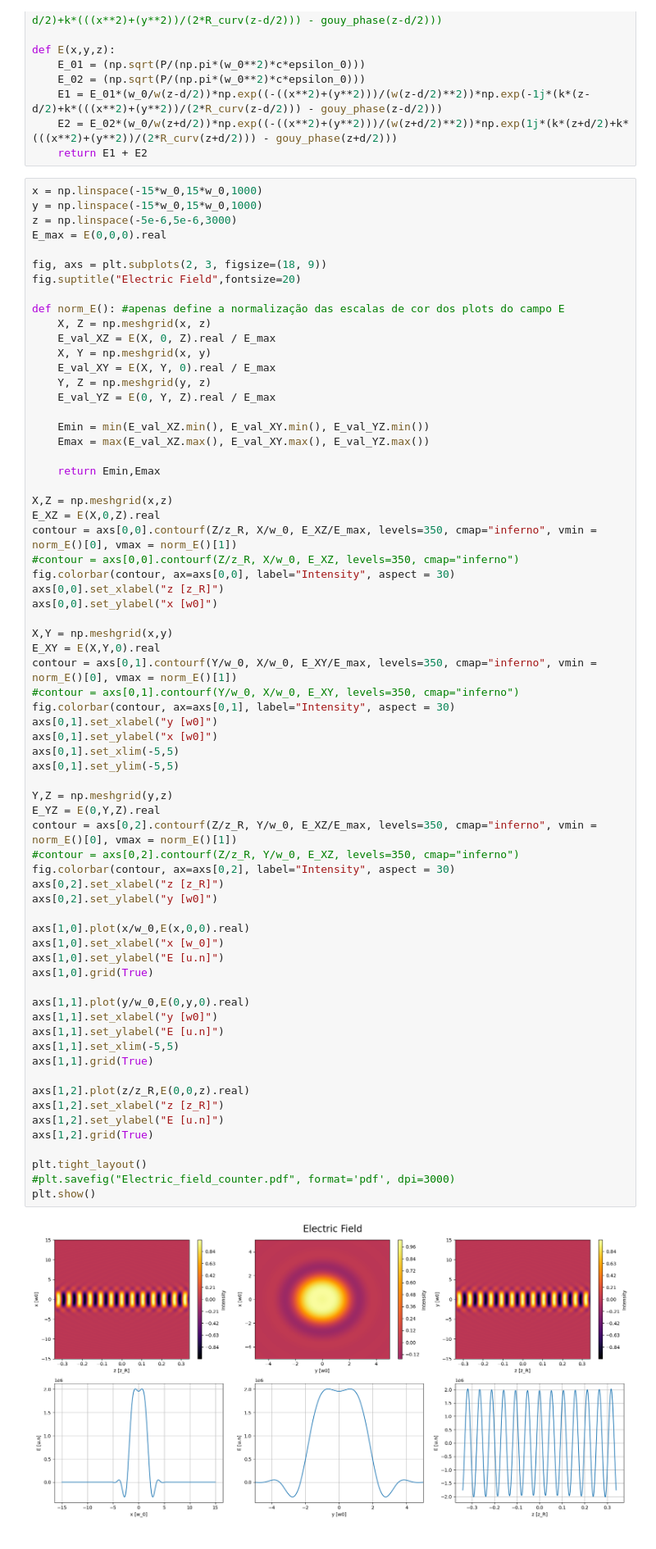
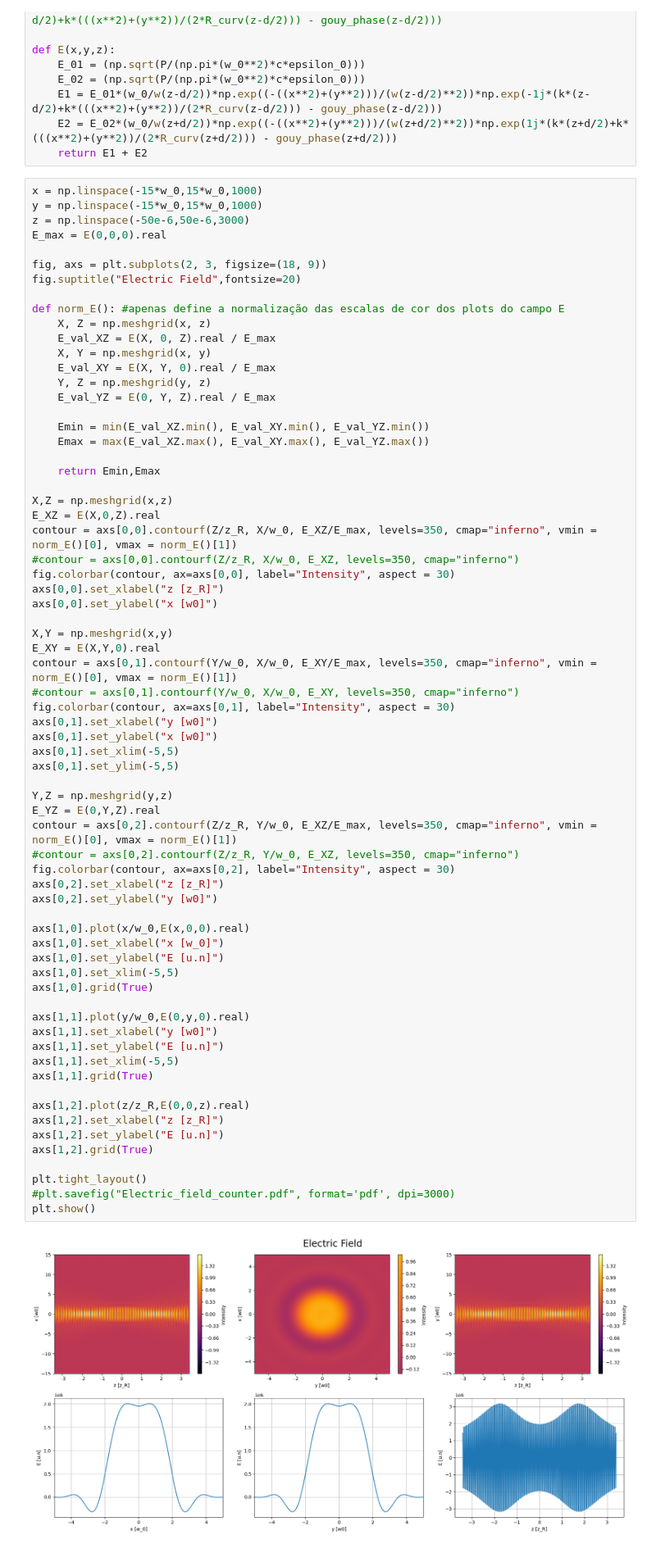
Before and after one commit to Hertz-A/Optical_Tweezers, a Jupyter notebook: forces&field.ipynb, the cells around one changed output. Shown at 82% size. Drawn from its saved outputs; the diff is of its cells as text.

```diff
--- a/forces&field.ipynb
+++ b/forces&field.ipynb
@@ -68,7 +68,7 @@ def E(x,y,z):
 # %%
 x = np.linspace(-15*w_0,15*w_0,1000)
 y = np.linspace(-15*w_0,15*w_0,1000)
-z = np.linspace(-5e-6,5e-6,3000)
+z = np.linspace(-50e-6,50e-6,3000)
 E_max = E(0,0,0).real
 
 fig, axs = plt.subplots(2, 3, figsize=(18, 9))
@@ -106,34 +106,35 @@ axs[0,1].set_xlim(-5,5)
 axs[0,1].set_ylim(-5,5)
 
 Y,Z = np.meshgrid(y,z)
 E_YZ = E(0,Y,Z).real
 contour = axs[0,2].contourf(Z/z_R, Y/w_0, E_XZ/E_max, levels=350, cmap="inferno", vmin = norm_E()[0], vmax = norm_E()[1])
 #contour = axs[0,2].contourf(Z/z_R, Y/w_0, E_XZ, levels=350, cmap="inferno")
 fig.colorbar(contour, ax=axs[0,2], label="Intensity", aspect = 30)
 axs[0,2].set_xlabel("z [z_R]")
 axs[0,2].set_ylabel("y [w0]")
 
 axs[1,0].plot(x/w_0,E(x,0,0).real)
 axs[1,0].set_xlabel("x [w_0]")
 axs[1,0].set_ylabel("E [u.n]")
+axs[1,0].set_xlim(-5,5)
 axs[1,0].grid(True)
 
 axs[1,1].plot(y/w_0,E(0,y,0).real)
 axs[1,1].set_xlabel("y [w0]")
 axs[1,1].set_ylabel("E [u.n]")
 axs[1,1].set_xlim(-5,5)
 axs[1,1].grid(True)
 
 axs[1,2].plot(z/z_R,E(0,0,z).real)
 axs[1,2].set_xlabel("z [z_R]")
 axs[1,2].set_ylabel("E [u.n]")
 axs[1,2].grid(True)
 
 plt.tight_layout()
 #plt.savefig("Electric_field_counter.pdf", format='pdf', dpi=3000)
 plt.show()
 # %% [output]
-[figure, old version]
+[figure, new version]
 # %%
 I_x, I_y, I_z = I(E(x, 0, 0)), I(E(0, y, 0)), I(E(0, 0, z))
 
```
Also changed, not shown: parts of 1 cell of this notebook, 1 other file.
